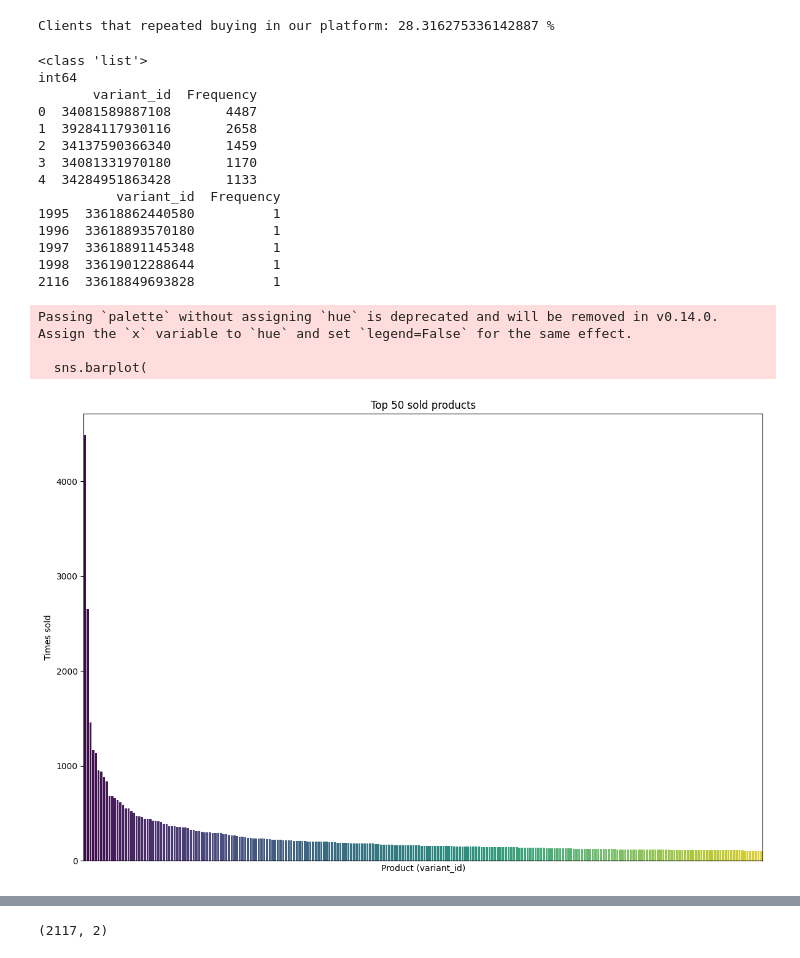
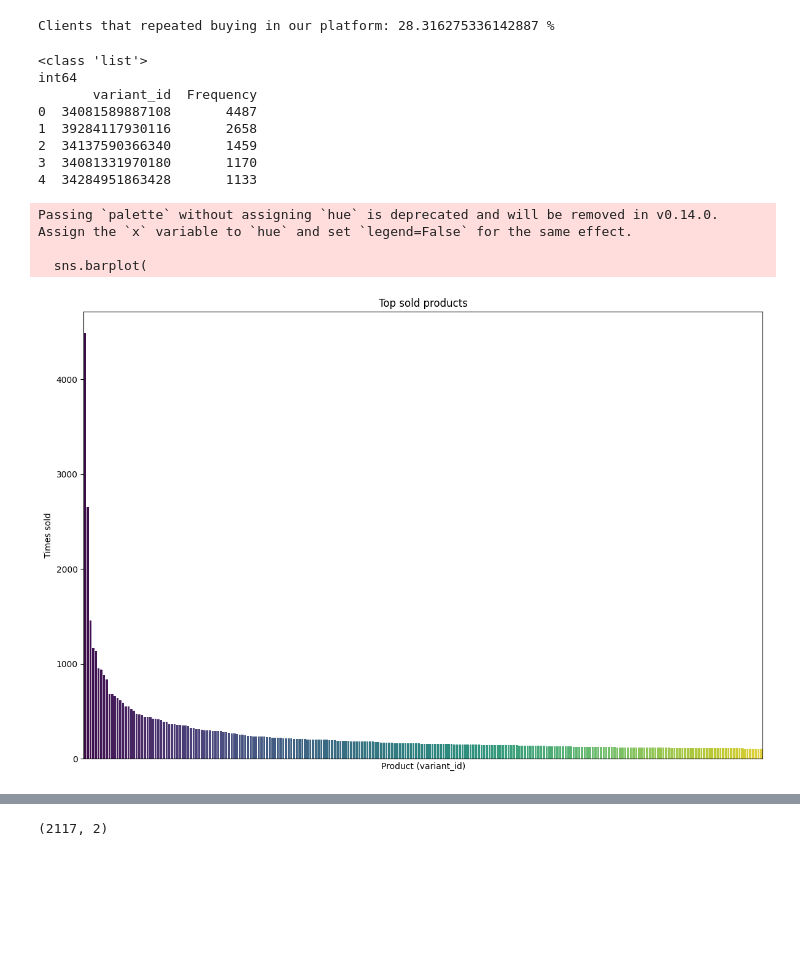
Before and after one commit to 10alexmarcos/zrive-ds, a Jupyter notebook: src/module_2/module_2_EDA.ipynb, the cells around one changed output, grey strips where cells are left out. Cells and saved outputs as stored; diff of their text form; code cells hidden in the pictures; blank space fills up the shorter version.

```diff
--- a/src/module_2/module_2_EDA.ipynb
+++ b/src/module_2/module_2_EDA.ipynb
@@ -42,3 +45,16 @@ order_date        0
 user_order_seq    0
 ordered_items     0
 dtype: int64
+# %%
+#column with the hour of creation of the order
+orders_df['created_at_hour']=orders_df['created_at'].dt.hour
+print(orders_df.head())
+
+orders_per_hour=orders_df['created_at_hour'].value_counts().sort_values(ascending=False)
+
+plt.figure(figsize=(12,6))
+orders_per_hour.plot(kind='bar')
+plt.title('Creation of orders per hour distribution')
+plt.xlabel('Time of the day')
+plt.ylabel('Number of orders')
+plt.show()
@@ -45,5 +71,6 @@ dtype: int64
 # %%
 #Let's create a new column with the nbumber of items per order
 orders_df['number_of_ordered_items'] = orders_df['ordered_items'].apply(len)
-orders_df.head(20)
+orders_df=orders_df[['id','user_id','created_at', 'created_at_hour','order_date','user_order_seq','ordered_items','number_of_ordered_items']]
+orders_df.head()
 # %% [output]
@@ -173,8 +190,7 @@ print(product_series.dtype)
 product_counts = product_series.value_counts().reset_index()
 product_counts.columns = ['variant_id', 'Frequency']
 product_counts = product_counts.sort_values(by='Frequency', ascending=False)
-print(product_counts.head(5))
-print(product_counts.tail(5))
+print(product_counts.head())
 # %% [output]
 <class 'list'>
 int64
@@ -184,34 +200,28 @@ int64
 2  34137590366340       1459
 3  34081331970180       1170
 4  34284951863428       1133
-          variant_id  Frequency
-1995  33618862440580          1
-1996  33618893570180          1
-1997  33618891145348          1
-1998  33619012288644          1
-2116  33618849693828          1
 # %%
-top_50_products = product_counts.head(250)
+top_products = product_counts.head(250)
 
 plt.figure(figsize=(12, 8))
 sns.barplot(
     x='variant_id',
     y='Frequency',
-    data=top_50_products,
+    data=top_products,
     palette='viridis',
-    order=top_50_products['variant_id']
+    order=top_products['variant_id']
 )
 
 
-plt.title('Top 50 sold products')
+plt.title('Top sold products')
 plt.xlabel('Product (variant_id)')
 plt.ylabel('Times sold')
 plt.xticks([])
 plt.tight_layout()
 plt.show()
 # %% [output]
 Passing `palette` without assigning `hue` is deprecated and will be removed in v0.14.0. Assign the `x` variable to `hue` and set `legend=False` for the same effect.
 
   sns.barplot(
-[figure, old version]
+[figure, new version]
 # %%
```
Also changed, not shown: parts of 12 cells of this notebook, 2 other files.
